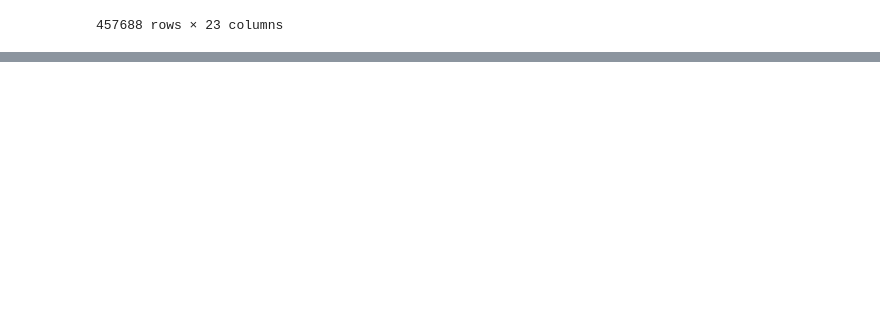
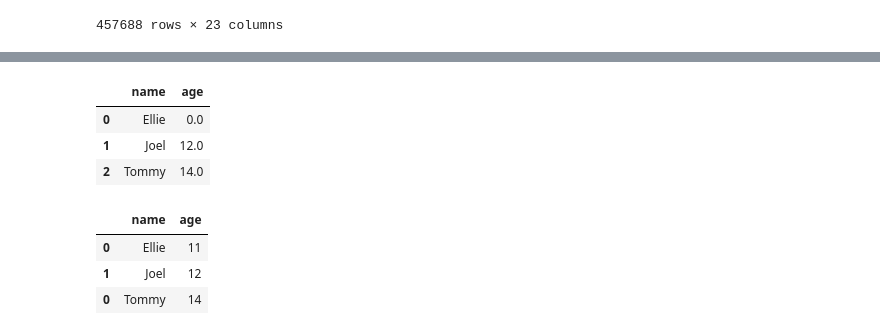
Before and after one commit to LandonZhang/modulesLearn, a Jupyter notebook: pandas/tutorial.ipynb, the cells around one changed output, grey strips where cells are left out. Saved outputs shown, nothing was run; the diff lists cells and outputs as text; code cells hidden in the pictures; blank space fills up the shorter version.

```diff
--- a/pandas/tutorial.ipynb
+++ b/pandas/tutorial.ipynb
@@ -208,0 +291,21 @@ dataset.select_dtypes("int")
+# %%
+df["age"] = df["age"].fillna(value=0)
+df
+# %% [output]
+|  | name | age |
+| 0 | Ellie | 0.0 |
+| 1 | Joel | 12.0 |
+| 2 | Tommy | 14.0 |
+# %%
+data = {"name": ["Ellie", "Joel"], "age": [11, 12]}
+df1 = pd.DataFrame(data)
+
+data = {"name": ["Tommy"], "age": [14]}
+df2 = pd.DataFrame(data)
+
+pd.concat([df1, df2], axis=0)
+# %% [output]
+|  | name | age |
+| 0 | Ellie | 11 |
+| 1 | Joel | 12 |
+| 0 | Tommy | 14 |
```
Also changed, not shown: parts of 16 cells of this notebook, 5 other files.
